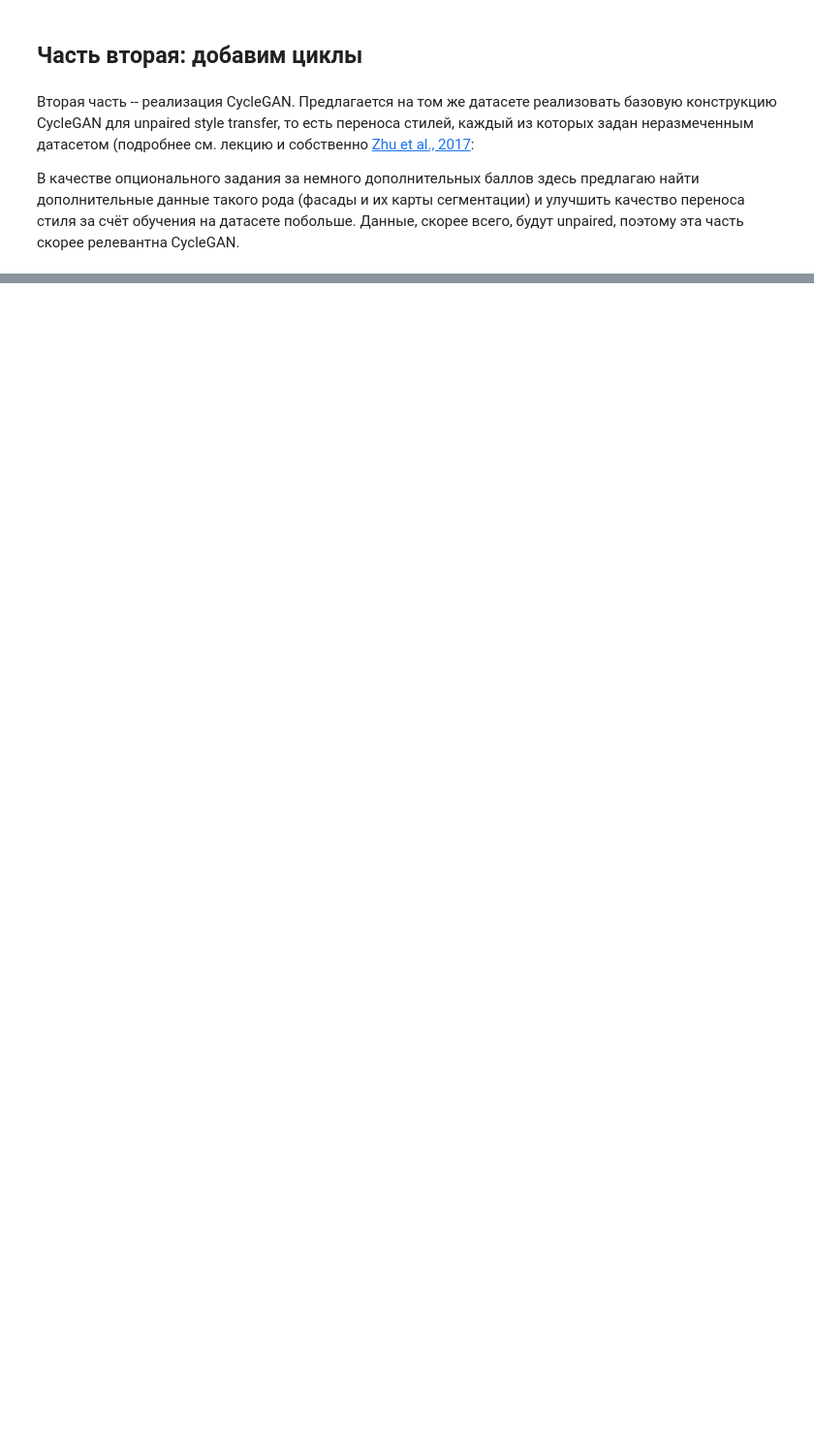
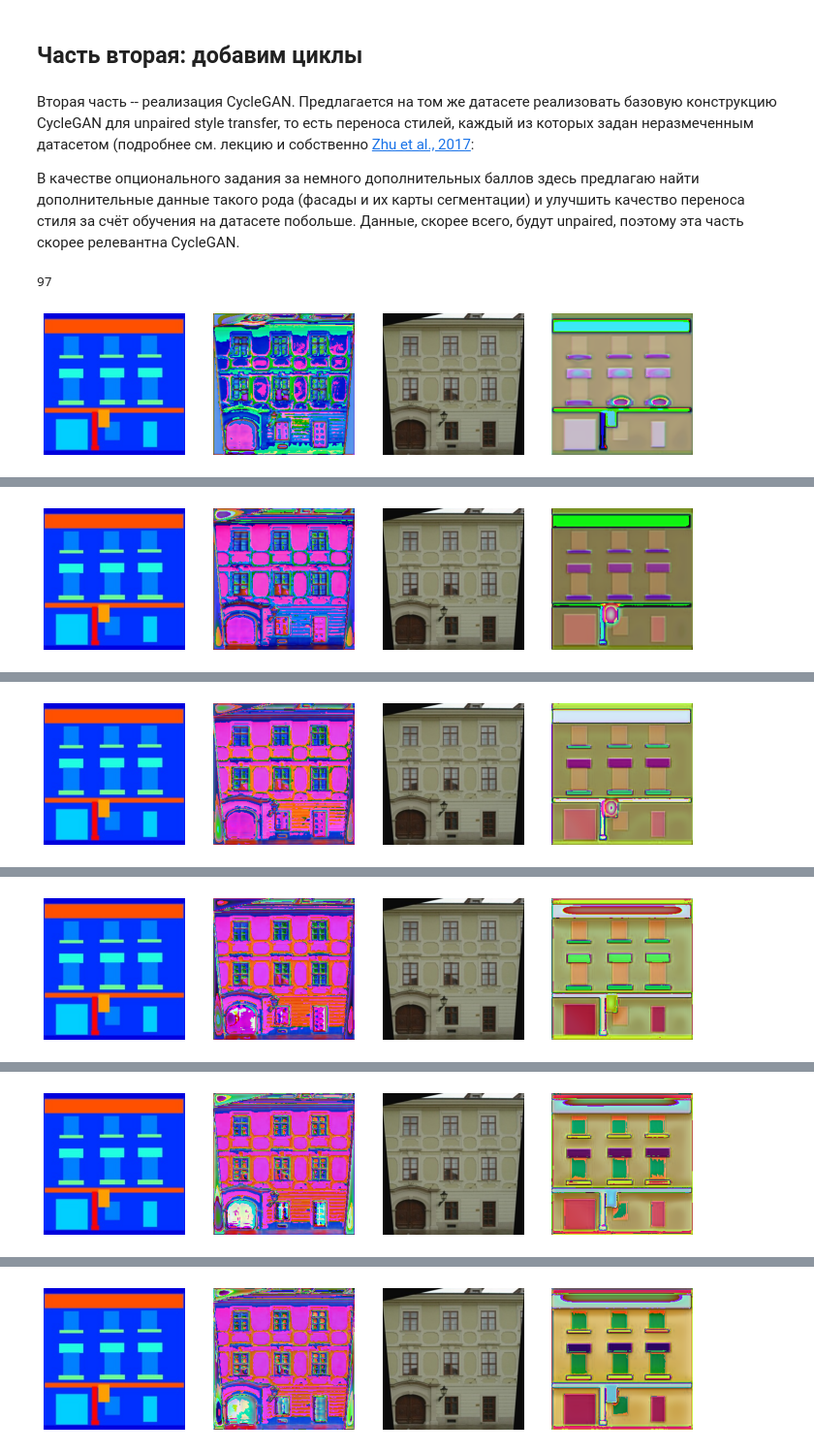
Before and after one commit to StepDan23/MADE_RL, a Jupyter notebook: hw_3/hw_3.ipynb, the cells around one changed output, grey strips where cells are left out. Shown at 97% size. Saved outputs shown, nothing was run; the diff lists cells and outputs as text; code cells hidden in the pictures; blank space fills up the shorter version.

Commit message:
cycle_gan

```diff
--- a/hw_3/hw_3.ipynb
+++ b/hw_3/hw_3.ipynb
@@ -295,0 +400,26 @@ show_eval_image(generator, figsize=(16, 9), img_id=39)
+# %%
+discriminator = torchvision.models.resnet18(pretrained=True)
+discriminator.conv1 = nn.Conv2d(6, 64, kernel_size=(7, 7), stride=(2, 2), padding=(3, 3), bias=False)
+num_ftrs = discriminator.fc.in_features
+discriminator.fc = nn.Linear(num_ftrs, 2)
+
+gen_1 = UNet(n_channels=3, n_classes=out_dim).to(DEVICE)
+gen_2 = UNet(n_channels=3, n_classes=out_dim).to(DEVICE)
+disc_1 = deepcopy(discriminator).to(DEVICE)
+disc_2 = deepcopy(discriminator).to(DEVICE)
+
+opt_g_1 = torch.optim.Adam(gen_1.parameters(), lr=7e-4)
+opt_g_2 = torch.optim.Adam(gen_2.parameters(), lr=7e-4)
+opt_d_1 = torch.optim.Adam(disc_1.parameters(), lr=1e-3)
+opt_d_2 = torch.optim.Adam(disc_2.parameters(), lr=1e-3)
+# %%
+generator = None
+discriminator = None
+torch.cuda.empty_cache()
+gc.collect()
+# %% [output]
+97
+# %%
+train_cycle(gen_1, gen_2, opt_g_1, opt_g_2, disc_1, disc_2, opt_d_1, opt_d_2, alpha=15)
+# %% [output]
+[figure, added]
@@ -295,0 +427 @@ show_eval_image(generator, figsize=(16, 9), img_id=39)
+[figure, added]
@@ -295,0 +429 @@ show_eval_image(generator, figsize=(16, 9), img_id=39)
+[figure, added]
@@ -295,0 +431 @@ show_eval_image(generator, figsize=(16, 9), img_id=39)
+[figure, added]
@@ -295,0 +433 @@ show_eval_image(generator, figsize=(16, 9), img_id=39)
+[figure, added]
@@ -295,0 +435 @@ show_eval_image(generator, figsize=(16, 9), img_id=39)
+[figure, added]
```
Also changed, not shown: parts of 12 cells of this notebook.
